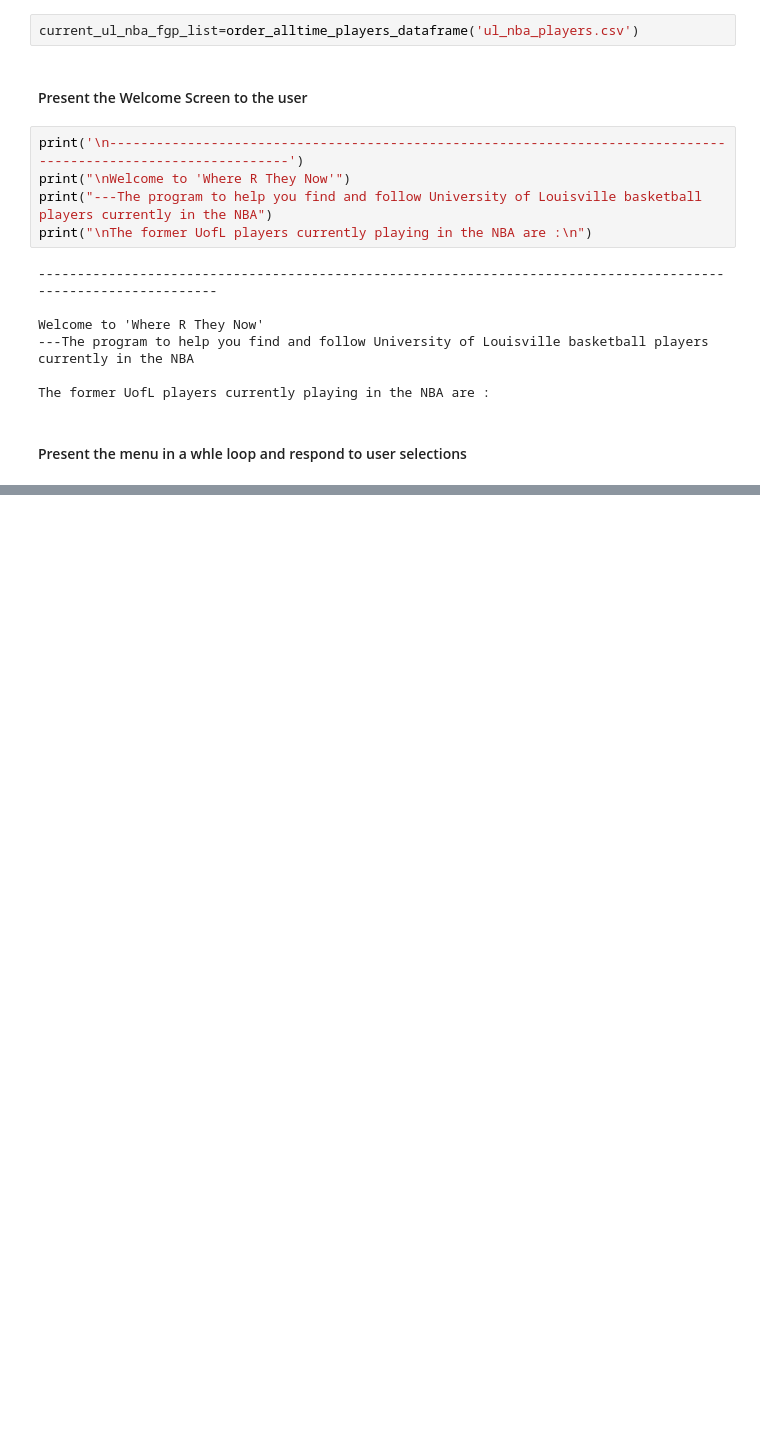
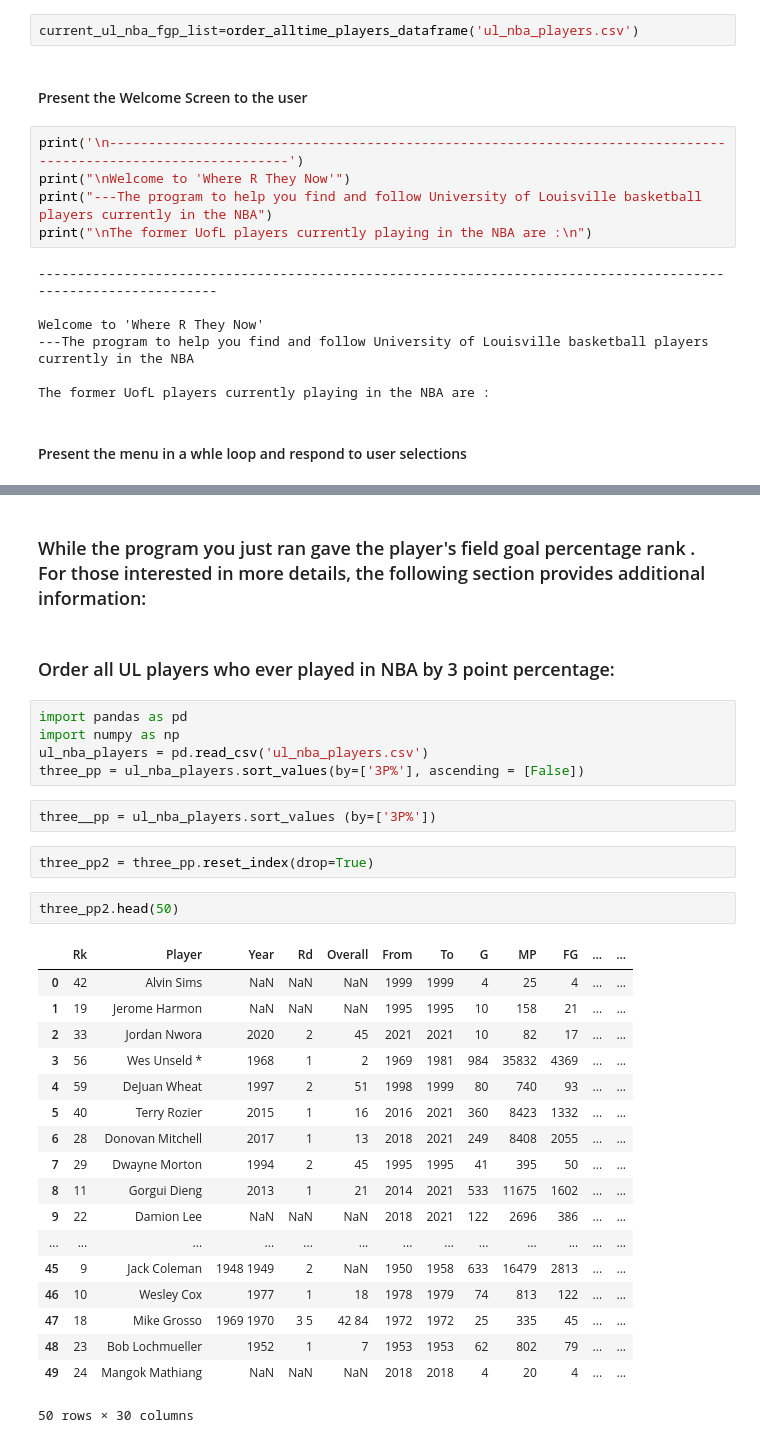
Before and after one commit to jestoc01/UL_NBA, a Jupyter notebook: Where_R_ They_ Now__Jupyter_Notebook_Version.ipynb, the cells around one changed output, grey strips where cells are left out. Saved outputs shown, nothing was run; the diff lists cells and outputs as text; blank space fills up the shorter version.

Commit message:
Update Jupyter Notebook with 3 point data

```diff
--- a/Where_R_ They_ Now__Jupyter_Notebook_Version.ipynb
+++ b/Where_R_ They_ Now__Jupyter_Notebook_Version.ipynb
@@ -113,0 +108,34 @@ Please enter only one of the following integers
+# %% [markdown]
+### While the program you just ran gave the player's field goal percentage rank . For those interested in more details, the following section provides additional information:
+# %% [markdown]
+### Order all UL players who ever played in NBA by 3 point percentage:
+# %%
+import pandas as pd
+import numpy as np
+ul_nba_players = pd.read_csv('ul_nba_players.csv')
+three_pp = ul_nba_players.sort_values(by=['3P%'], ascending = [False])
+# %%
+three__pp = ul_nba_players.sort_values (by=['3P%'])
+# %%
+three_pp2 = three_pp.reset_index(drop=True)
+# %%
+three_pp2.head(50)
+# %% [output]
+|  | Rk | Player | Year | Rd | Overall | From | To | G | MP | FG | ... | ... |
+| 0 | 42 | Alvin Sims | NaN | NaN | NaN | 1999 | 1999 | 4 | 25 | 4 | ... | ... |
+| 1 | 19 | Jerome Harmon | NaN | NaN | NaN | 1995 | 1995 | 10 | 158 | 21 | ... | ... |
+| 2 | 33 | Jordan Nwora | 2020 | 2 | 45 | 2021 | 2021 | 10 | 82 | 17 | ... | ... |
+| 3 | 56 | Wes Unseld * | 1968 | 1 | 2 | 1969 | 1981 | 984 | 35832 | 4369 | ... | ... |
+| 4 | 59 | DeJuan Wheat | 1997 | 2 | 51 | 1998 | 1999 | 80 | 740 | 93 | ... | ... |
+| 5 | 40 | Terry Rozier | 2015 | 1 | 16 | 2016 | 2021 | 360 | 8423 | 1332 | ... | ... |
+| 6 | 28 | Donovan Mitchell | 2017 | 1 | 13 | 2018 | 2021 | 249 | 8408 | 2055 | ... | ... |
+| 7 | 29 | Dwayne Morton | 1994 | 2 | 45 | 1995 | 1995 | 41 | 395 | 50 | ... | ... |
+| 8 | 11 | Gorgui Dieng | 2013 | 1 | 21 | 2014 | 2021 | 533 | 11675 | 1602 | ... | ... |
+| 9 | 22 | Damion Lee | NaN | NaN | NaN | 2018 | 2021 | 122 | 2696 | 386 | ... | ... |
+| ... | ... | ... | ... | ... | ... | ... | ... | ... | ... | ... | ... | ... |
+| 45 | 9 | Jack Coleman | 1948 1949 | 2 | NaN | 1950 | 1958 | 633 | 16479 | 2813 | ... | ... |
+| 46 | 10 | Wesley Cox | 1977 | 1 | 18 | 1978 | 1979 | 74 | 813 | 122 | ... | ... |
+| 47 | 18 | Mike Grosso | 1969 1970 | 3 5 | 42 84 | 1972 | 1972 | 25 | 335 | 45 | ... | ... |
+| 48 | 23 | Bob Lochmueller | 1952 | 1 | 7 | 1953 | 1953 | 62 | 802 | 79 | ... | ... |
+| 49 | 24 | Mangok Mathiang | NaN | NaN | NaN | 2018 | 2018 | 4 | 20 | 4 | ... | ... |
+50 rows × 30 columns
```
Also changed, not shown: parts of 1 cell of this notebook.
